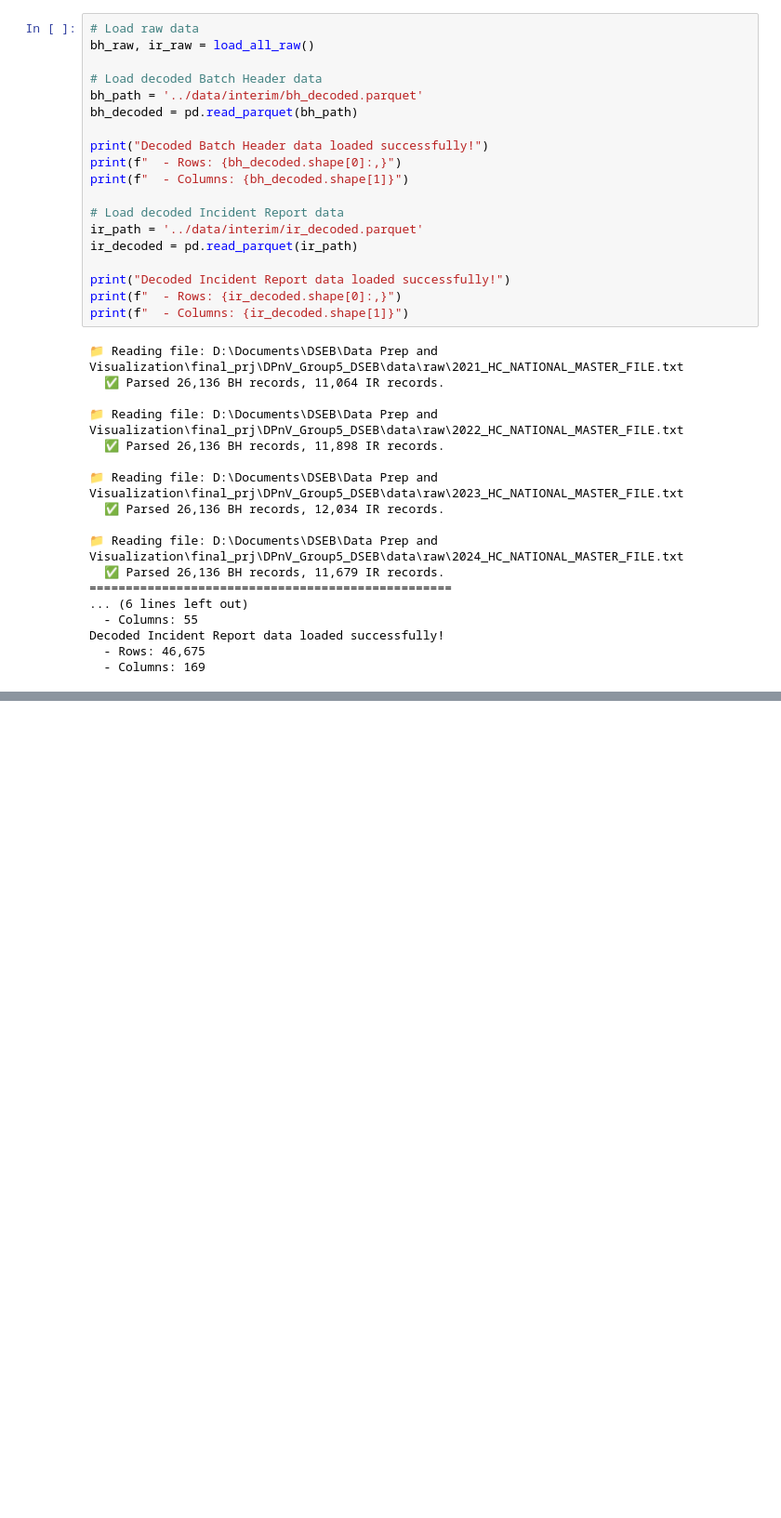
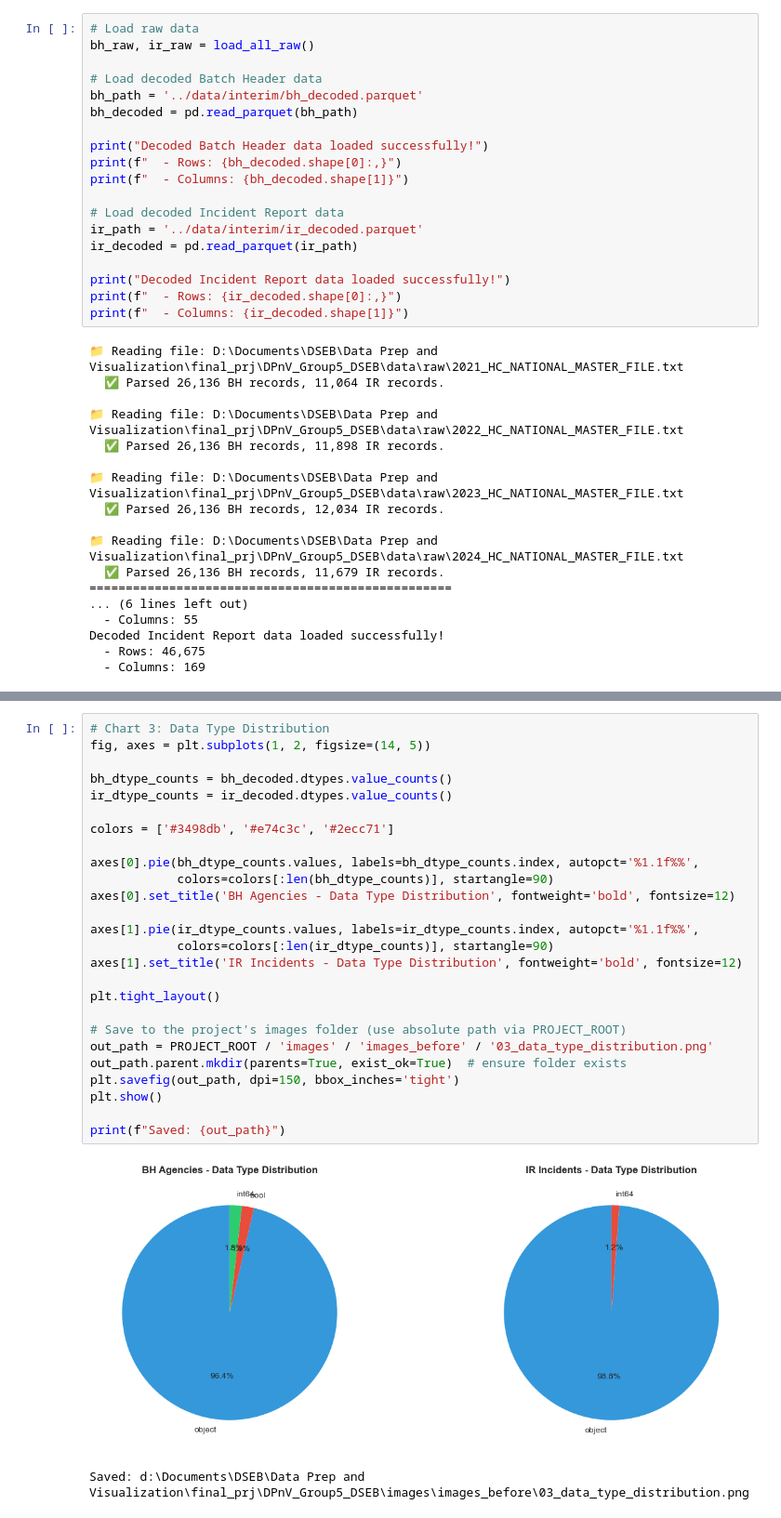
Before and after one commit to yamik1ra/DPnV_Group5_DSEB, a Jupyter notebook: notebooks/raw_data_diagnosis.ipynb, the cells around one changed output, grey strips where cells are left out. Shown: that part at 93% size. Cells and saved outputs as stored; diff of their text form; blank space fills up the shorter version.

```diff
--- a/notebooks/raw_data_diagnosis.ipynb
+++ b/notebooks/raw_data_diagnosis.ipynb
@@ -1324,0 +655,29 @@ Các vấn đề này là **lý do chính tại sao cần bước làm sạch d
+# %%
+# Chart 3: Data Type Distribution
+fig, axes = plt.subplots(1, 2, figsize=(14, 5))
+
+bh_dtype_counts = bh_decoded.dtypes.value_counts()
+ir_dtype_counts = ir_decoded.dtypes.value_counts()
+
+colors = ['#3498db', '#e74c3c', '#2ecc71']
+
+axes[0].pie(bh_dtype_counts.values, labels=bh_dtype_counts.index, autopct='%1.1f%%',
+            colors=colors[:len(bh_dtype_counts)], startangle=90)
+axes[0].set_title('BH Agencies - Data Type Distribution', fontweight='bold', fontsize=12)
+
+axes[1].pie(ir_dtype_counts.values, labels=ir_dtype_counts.index, autopct='%1.1f%%',
+            colors=colors[:len(ir_dtype_counts)], startangle=90)
+axes[1].set_title('IR Incidents - Data Type Distribution', fontweight='bold', fontsize=12)
+
+plt.tight_layout()
+
+# Save to the project's images folder (use absolute path via PROJECT_ROOT)
+out_path = PROJECT_ROOT / 'images' / 'images_before' / '03_data_type_distribution.png'
+out_path.parent.mkdir(parents=True, exist_ok=True)  # ensure folder exists
+plt.savefig(out_path, dpi=150, bbox_inches='tight')
+plt.show()
+
+print(f"Saved: {out_path}")
+# %% [output]
+[figure, added]
+Saved: d:\Documents\DSEB\Data Prep and Visualization\final_prj\DPnV_Group5_DSEB\images\images_before\03_data_type_distribution.png
```
Also changed, not shown: parts of 77 cells of this notebook.
